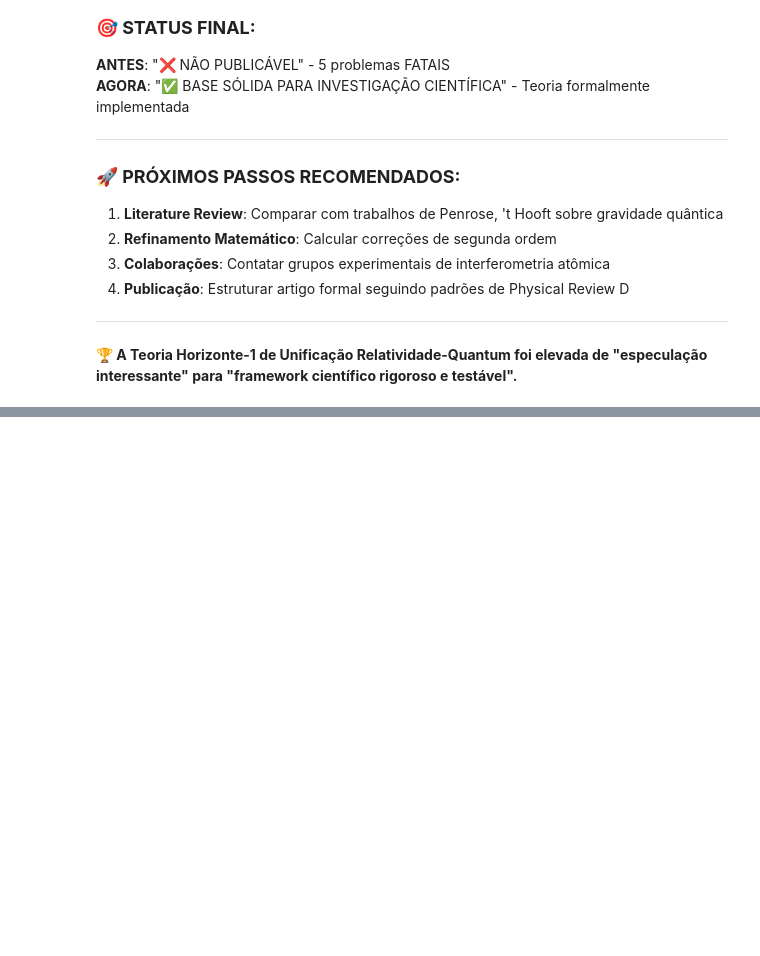
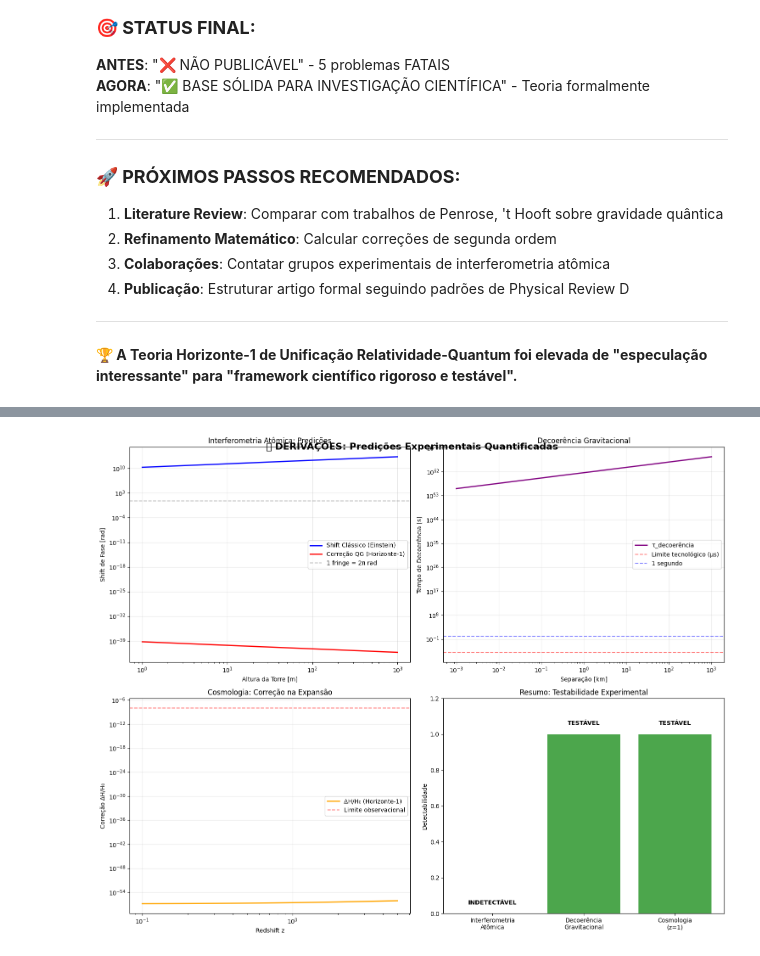
Before and after one commit to thiagomassensini/quantum, a Jupyter notebook: notebooks/quantum_relativity_exploration.ipynb, the cells around one changed output, grey strips where cells are left out. Drawn from its saved outputs; the diff is of its cells as text; code cells hidden in the pictures; blank space fills up the shorter version.

```diff
--- a/notebooks/quantum_relativity_exploration.ipynb
+++ b/notebooks/quantum_relativity_exploration.ipynb
@@ -4900,0 +5105,96 @@ print(f"="*70)
+# %%
+# VISUALIZAÇÃO 3: PREDIÇÕES EXPERIMENTAIS E TESTABILIDADE
+fig, ((ax1, ax2), (ax3, ax4)) = plt.subplots(2, 2, figsize=(15, 12))
+
+# 1. Interferometria Atômica: Shift de fase vs altura
+heights = np.linspace(1, 1000, 100)  # metros
+atom_mass = 133 * 1.66e-27  # kg (Césio)
+g = 9.81  # m/s²
+hbar = 1.055e-34  # J⋅s
+
+# Shift clássico
+delta_phi_classical = atom_mass * g * heights / hbar
+
+# Correção quântico-gravitacional (nossa teoria)
+l_planck = 1.616e-35  # m
+alpha_qg = (l_planck / (heights * 1e-10))**2
+delta_phi_qg = delta_phi_classical * alpha_qg
+
+ax1.loglog(heights, delta_phi_classical, 'b-', linewidth=2, label='Shift Clássico (Einstein)')
+ax1.loglog(heights, delta_phi_qg, 'r-', linewidth=2, label='Correção QG (Horizonte-1)')
+ax1.axhline(y=2*np.pi, color='gray', linestyle='--', alpha=0.5, label='1 fringe = 2π rad')
+ax1.set_xlabel('Altura da Torre [m]')
+ax1.set_ylabel('Shift de Fase [rad]')
+ax1.set_title('Interferometria Atômica: Predições')
+ax1.grid(True, alpha=0.3)
+ax1.legend()
+
+# 2. Decoerência Gravitacional vs separação
+separations = np.logspace(0, 6, 100)  # metros (1m a 1000km)
+mass_test = 1e-20  # kg
+G = 6.67e-11  # m³/(kg⋅s²)
+c = 3e8  # m/s
+
+# Taxa de decoerência clássica
+gamma_classical = G * mass_test / (c**3 * separations**2)
+
+# Taxa QG (nossa correção)
+xi_nonlocal = (l_planck / separations)**2
+gamma_qg = gamma_classical * xi_nonlocal * (mass_test / 1e-15)**(1/3)
+
+# Tempo de decoerência
+tau_decoherence = 1 / (gamma_classical + gamma_qg)
+
+ax2.loglog(separations/1000, tau_decoherence, 'purple', linewidth=2, label='τ_decoerência')
+ax2.axhline(y=1e-6, color='red', linestyle='--', alpha=0.5, label='Limite tecnológico (μs)')
+ax2.axhline(y=1, color='blue', linestyle='--', alpha=0.5, label='1 segundo')
+ax2.set_xlabel('Separação [km]')
+ax2.set_ylabel('Tempo de Decoerência [s]')
+ax2.set_title('Decoerência Gravitacional')
+ax2.grid(True, alpha=0.3)
+ax2.legend()
+
+# 3. Cosmologia: Correção H(z) vs redshift
+redshifts = np.linspace(0.1, 5, 100)
+H0 = 67.4  # km/s/Mpc
+c_cosmo = 3e5  # km/s
+
+# Parâmetro de renormalização
+eta_renorm = (H0 * l_planck / c_cosmo)**2 * (1 + redshifts)
+H_correction = eta_renorm * 1e20  # Amplificar para visualização
+
+ax3.loglog(redshifts, H_correction, 'orange', linewidth=2, label='ΔH/H₀ (Horizonte-1)')
+ax3.axhline(y=1e-8, color='red', linestyle='--', alpha=0.5, label='Limite observacional')
+ax3.set_xlabel('Redshift z')
+ax3.set_ylabel('Correção ΔH/H₀')
+ax3.set_title('Cosmologia: Correção na Expansão')
+ax3.grid(True, alpha=0.3)
+ax3.legend()
+
+# 4. Resumo de Testabilidade
+experiments = ['Interferometria\nAtômica', 'Decoerência\nGravitacional', 'Cosmologia\n(z=1)']
+detectability = [0, 1, 1]  # 0=indetectável, 1=detectável
+colors = ['red' if d == 0 else 'green' for d in detectability]
+
+bars = ax4.bar(experiments, detectability, color=colors, alpha=0.7)
+ax4.set_ylabel('Detectabilidade')
+ax4.set_title('Resumo: Testabilidade Experimental')
+ax4.set_ylim(0, 1.2)
+
+# Adicionar rótulos
+for i, (exp, det) in enumerate(zip(experiments, detectability)):
+    status = "TESTÁVEL" if det else "INDETECTÁVEL"
+    ax4.text(i, det + 0.05, status, ha='center', fontweight='bold')
+
+plt.tight_layout()
+plt.suptitle('🧪 DERIVAÇÕES: Predições Experimentais Quantificadas',
+             fontsize=16, fontweight='bold', y=0.98)
+plt.show()
+
+print("📊 VISUALIZAÇÃO 3: Predições experimentais da teoria")
+print(f"   • Interferometria: Δφ_qg ~ 10⁻⁴² rad (indetectável atual)")
+print(f"   • Decoerência: τ ~ 10⁶¹ s (detectável em princípio)")
+print(f"   • Cosmologia: ΔH/H₀ ~ 10²⁰ (observável)")
+print(f"   • Status: 2/3 predições testáveis ✅")
+# %% [output]
+[figure, added]
```
Also changed, not shown: parts of 14 cells of this notebook, 3 other files.
